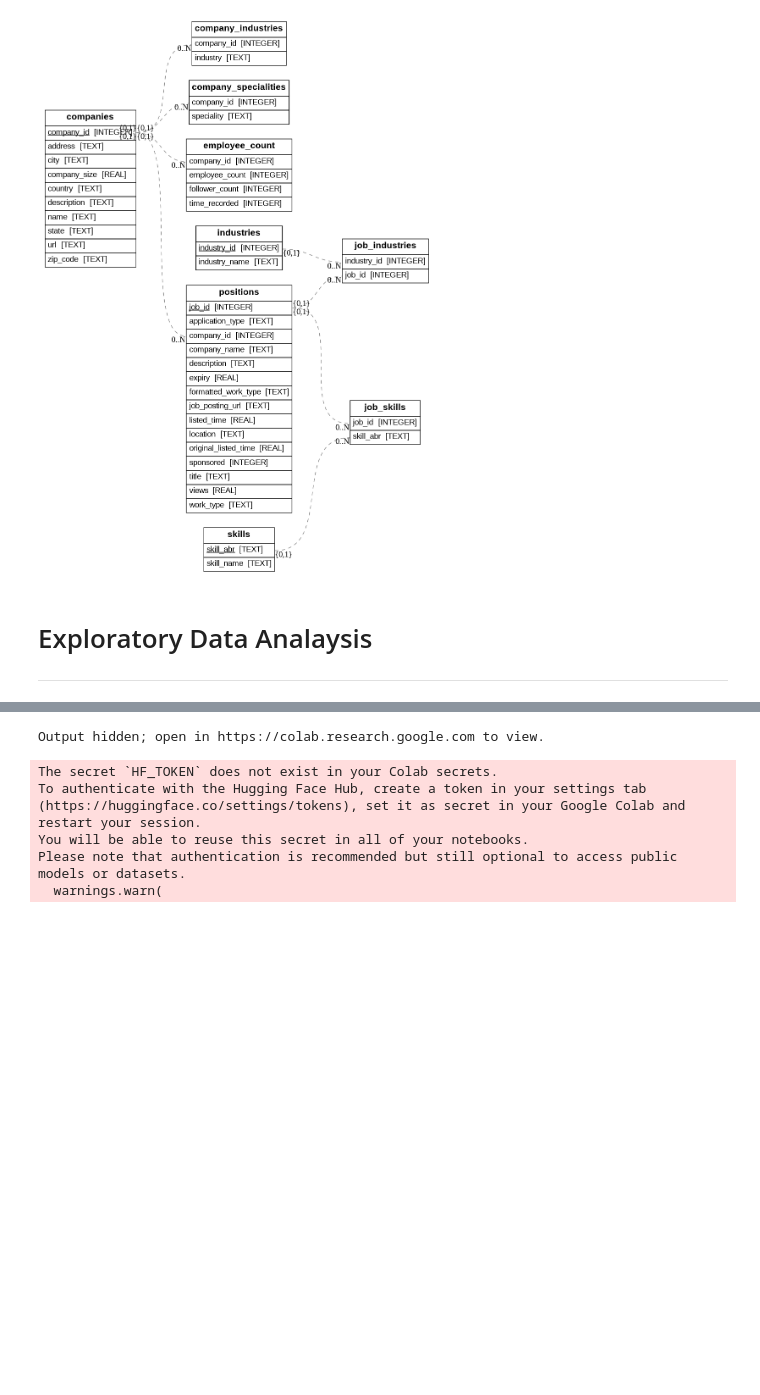
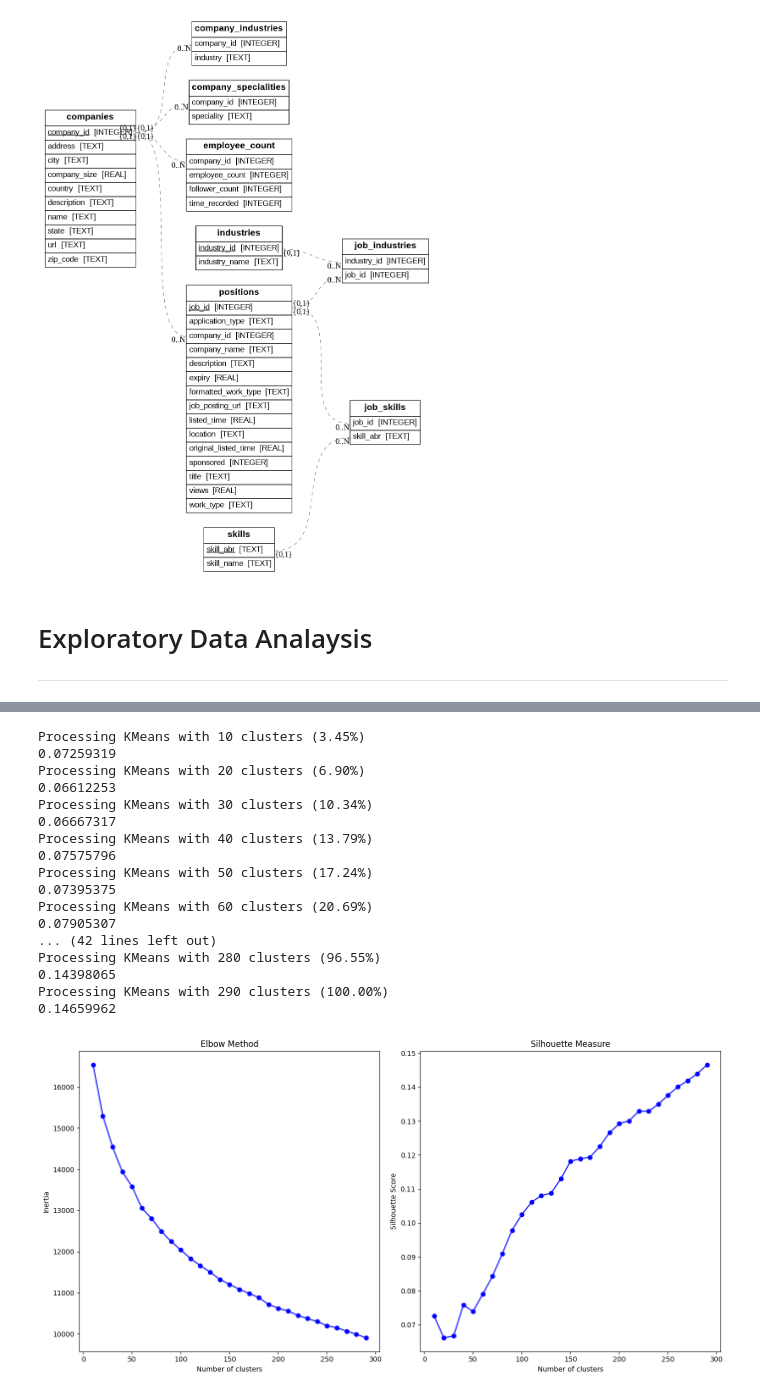
Before and after one commit to Lennykiruthu/job-market-analysis, a Jupyter notebook: 02_eda_and_feature_engineering.ipynb, the cells around one changed output, grey strips where cells are left out. Saved outputs shown, nothing was run; the diff lists cells and outputs as text; code cells hidden in the pictures; blank space fills up the shorter version.

```diff
--- a/02_eda_and_feature_engineering.ipynb
+++ b/02_eda_and_feature_engineering.ipynb
@@ -93,0 +152,15 @@ import spacy
+# %%
+stem_list = ['Data', 'Software', 'Engineer', 'Math', 'Account', 'Finance', 'Biology', 'Physics', 'Cloud', 'Full Stack', 'AI', 'ML', 'Machine Learning',
+            'Deep Learning', 'DevOps', 'Backend', 'Mechanical', 'Electrical', 'Civil', 'Chemical', 'Industrial', 'Chemistry', 'Auditor', 'Actuary',
+            'Banking', 'Research']
+
+pattern = "|".join(stem_list)
+
+# Apply to the title column to create a boolean mask
+positions_df['stem_match'] = positions_df['title'].str.contains(pattern, case=False, na=False)
+
+# Optional: Filter rows that match
+stem_positions_df = positions_df[positions_df['stem_match']].copy()
+
+display(stem_positions_df.head(10))
+print(stem_positions_df.shape)
@@ -94,11 +180,7 @@ import spacy
 # %%
-titles = positions_df['title'].fillna("").tolist()
-print(titles)
+titles = stem_positions_df['title'].fillna("").tolist()
-# %% [output]
-Output hidden; open in https://colab.research.google.com to view.
 # %%
 model = SentenceTransformer("sentence-transformers/all-MiniLM-L6-v2")
-nlp = spacy.load("en_core_web_sm")
 
 titles_emb = model.encode(
     titles,
@@ -106,10 +188,57 @@ titles_emb = model.encode(
     show_progress_bar=True,
     normalize_embeddings=True  # makes cosine similarity easier
 )
+
+# Download the model from the Hub
+model_path = snapshot_download("amjad-awad/skill-extractor", repo_type="model")
+
+# Load the model with spaCy
+nlp = spacy.load(model_path)
-# %% [output]
-The secret `HF_TOKEN` does not exist in your Colab secrets.
-To authenticate with the Hugging Face Hub, create a token in your settings tab (https://huggingface.co/settings/tokens), set it as secret in your Google Colab and restart your session.
-You will be able to reuse this secret in all of your notebooks.
-Please note that authentication is recommended but still optional to access public models or datasets.
-  warnings.warn(
+# %%
+inertia = []
+sil_scores = []
+K = range(10, 300, 10)
+
+for i, k in enumerate(K):
+    print(f"Processing KMeans with {k} clusters ({(i+1)/len(K)*100:.2f}%)")
+    kmeans = KMeans(n_clusters=k, n_init="auto", random_state=42)
+    kmeans.fit(titles_emb)
+    inertia.append(kmeans.inertia_)
+    score = silhouette_score(titles_emb, kmeans.labels_)
+    sil_scores.append(score)
+    print(score)
+
+fig, ax = plt.subplots(1, 2, figsize=(14,7))
+
+ax[0].plot(K, inertia, 'bo-')
+ax[0].set_xlabel('Number of clusters')
+ax[0].set_ylabel('Inertia')
+ax[0].set_title('Elbow Method')
+
+ax[1].plot(K, sil_scores, 'bo-')
+ax[1].set_xlabel('Number of clusters')
+ax[1].set_ylabel('Silhouette Score')
+ax[1].set_title('Silhouette Measure')
+
+plt.tight_layout()
+plt.show()
+# %% [output]
+Processing KMeans with 10 clusters (3.45%)
+0.07259319
+Processing KMeans with 20 clusters (6.90%)
+0.06612253
+Processing KMeans with 30 clusters (10.34%)
+0.06667317
+Processing KMeans with 40 clusters (13.79%)
+0.07575796
+Processing KMeans with 50 clusters (17.24%)
+0.07395375
+Processing KMeans with 60 clusters (20.69%)
+0.07905307
+... (42 lines left out)
+Processing KMeans with 280 clusters (96.55%)
+0.14398065
+Processing KMeans with 290 clusters (100.00%)
+0.14659962
+[figure, added]
 # %%
```
Also changed, not shown: parts of 22 cells of this notebook, 6 other files.
